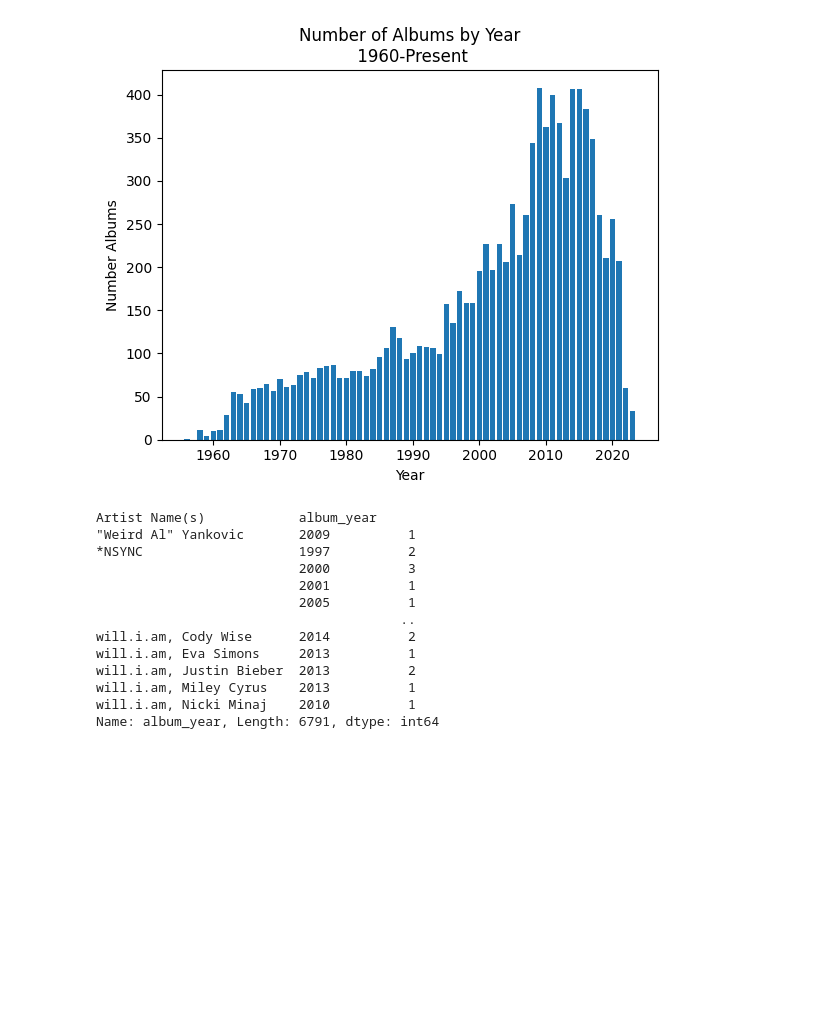
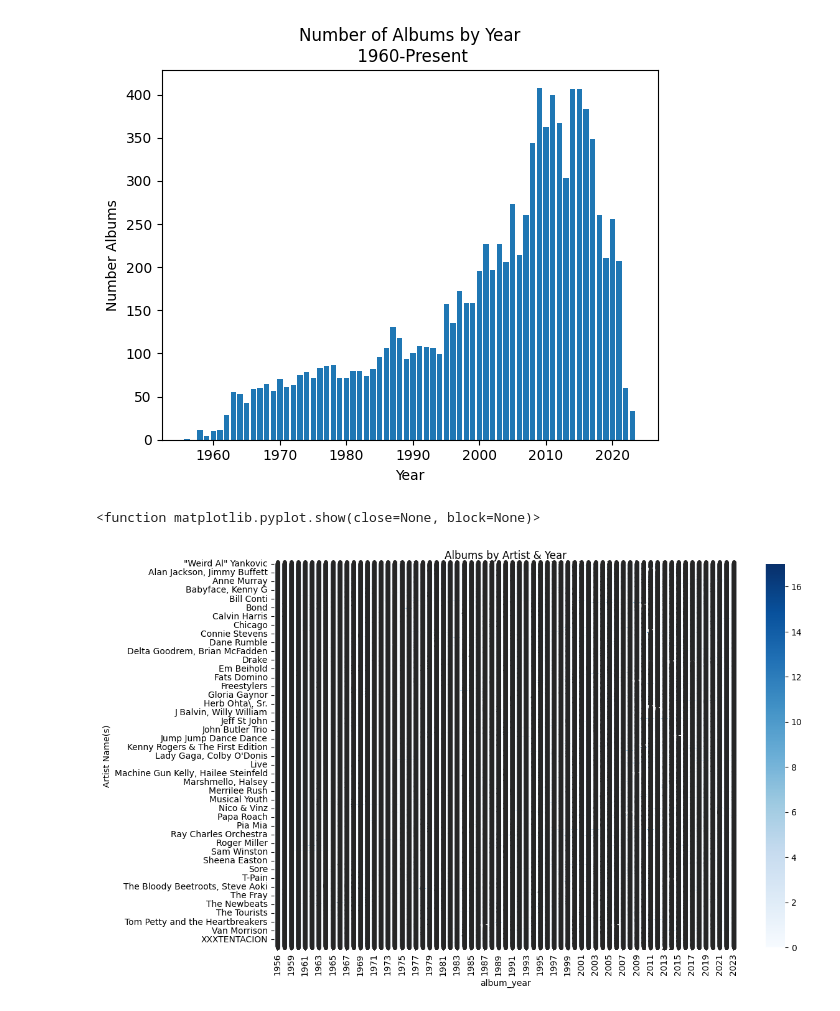
Before and after one commit to jarviswynn123/Team_Week, a Jupyter notebook: main_nb.ipynb, the cells around one changed output. Saved outputs shown, nothing was run; the diff lists cells and outputs as text; code cells hidden in the pictures; blank space fills up the shorter version.

Commit message:
added first iteration of heatmap for albums by artist

```diff
--- a/main_nb.ipynb
+++ b/main_nb.ipynb
@@ -97,22 +97,34 @@ plt.ylabel('Number Albums')
 plt.show()
 # %% [output]
 [figure]
-# %%
-#Show number of albums by artist and year
-albums_per_artist= albums.groupby(['Artist Name(s)','album_year']).album_year.count()
-
-albums_per_artist
-# %% [output]
-Artist Name(s)            album_year
-"Weird Al" Yankovic       2009          1
-*NSYNC                    1997          2
-                          2000          3
-                          2001          1
-                          2005          1
-                                       ..
-will.i.am, Cody Wise      2014          2
-will.i.am, Eva Simons     2013          1
-will.i.am, Justin Bieber  2013          2
-will.i.am, Miley Cyrus    2013          1
-will.i.am, Nicki Minaj    2010          1
-Name: album_year, Length: 6791, dtype: int64
+# %%
+#Show number of albums by artist and year
+#albums_per_artist= albums.groupby(['Artist Name(s)','album_year']).album_year.count()
+#albums_per_artist
+
+import seaborn as sns
+
+#Count the number of albums by artist and year, relabel the index to be 'record_count"
+#albums_per_artist= albums.groupby(['Artist Name(s)','album_year']).size().reset_index(name='record_count')
+albums_per_artist= albums.groupby(['Artist Name(s)','album_year']).album_year.count().reset_index(name='record_count')
+
+#Heatmap
+plt.figure(figsize=(12,8))
+
+#Create a pivot table (pivot_table()), this forms the 'shape' of  heatmap
+
+#heatmap_data = albums_per_artist.pivot_table(index='Artist',columns='Year',values='record_count',aggfunc='sum',fill_value=0)
+heatmap_data = albums_per_artist.pivot_table(index='Artist Name(s)',columns='album_year',values='record_count',aggfunc='sum',fill_value=0)
+
+#Set the attributes of the heatmap and create the map
+sns.heatmap(heatmap_data,annot=True,cmap='Blues',fmt='d')
+
+plt.title('Albums by Artist & Year')
+
+plt.xlabel('album_year')
+plt.ylabel('Artist Name(s)')
+
+plt.show
+# %% [output]
+<function matplotlib.pyplot.show(close=None, block=None)>
+[figure, added]
```
